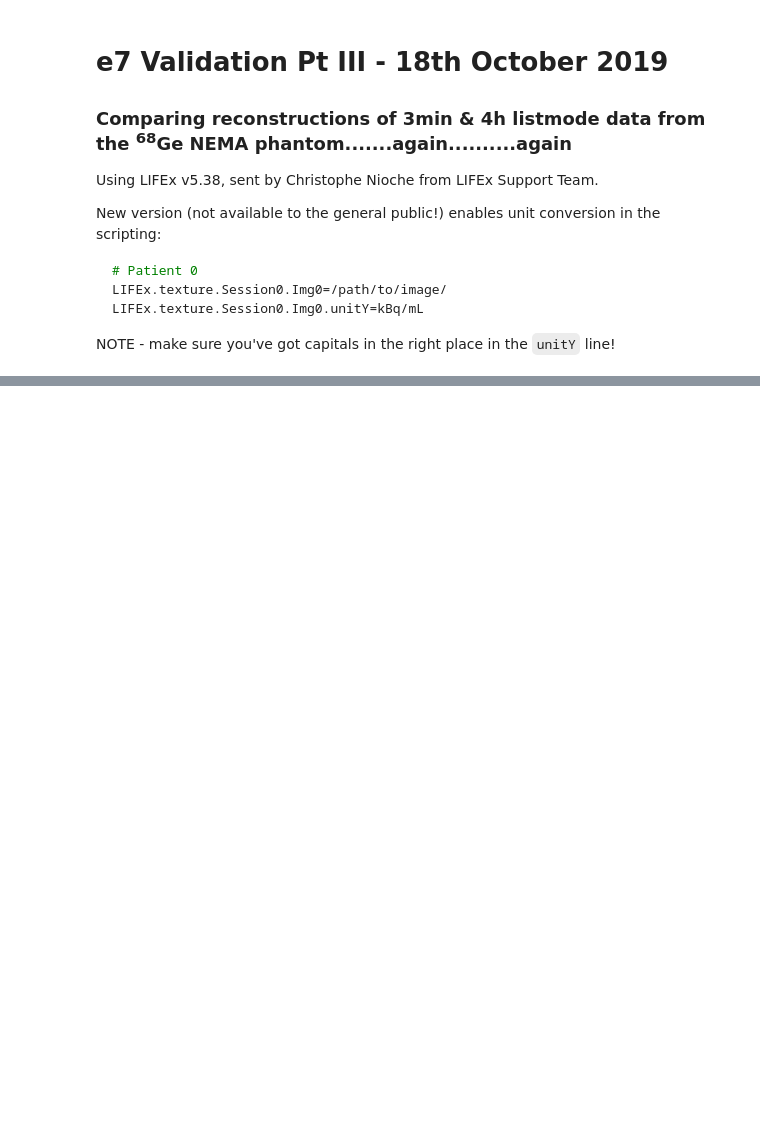
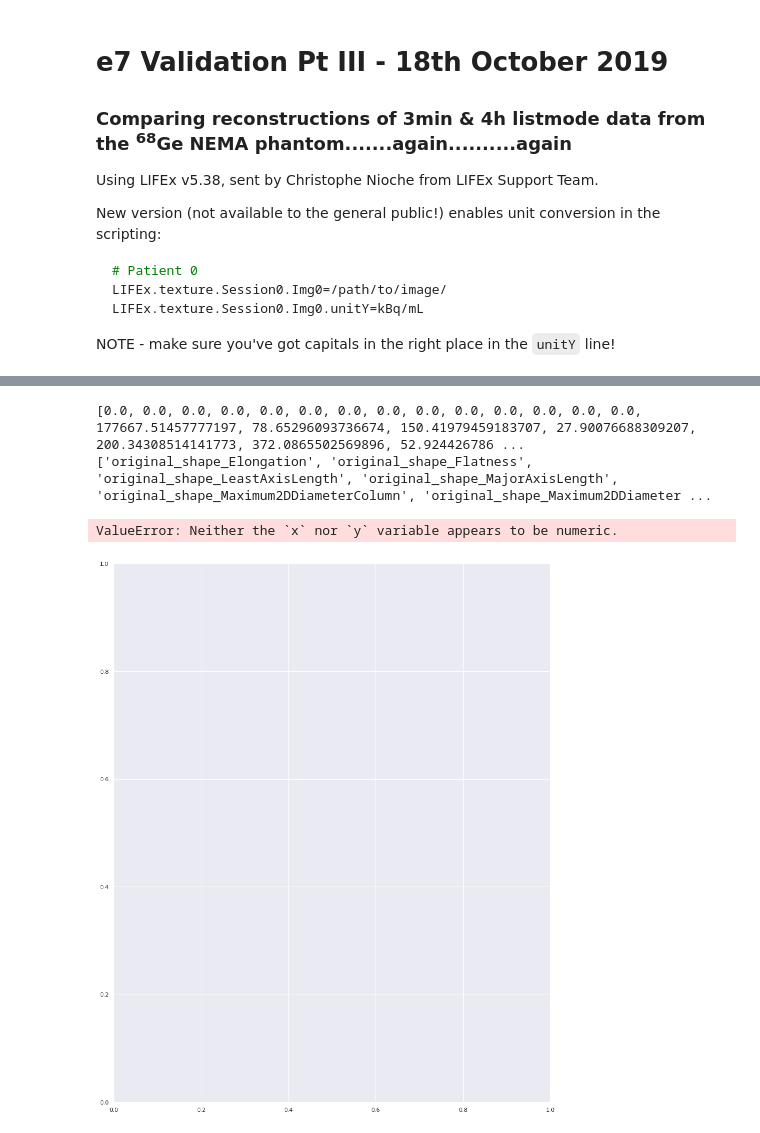
Before and after one commit to gnee-git/e7_validation, a Jupyter notebook: e7_validation_pt3.ipynb, the cells around one changed output, grey strips where cells are left out. Saved outputs shown, nothing was run; the diff lists cells and outputs as text; code cells hidden in the pictures; blank space fills up the shorter version.

Commit message:
pyradiomics inclusion work

```diff
--- a/e7_validation_pt3.ipynb
+++ b/e7_validation_pt3.ipynb
@@ -48,0 +75,77 @@ plt.close()
+# %%
+pyrad_results_fromfile = pd.read_csv("/home/gn/data/pyradiomics_test/results.csv")
+patient_dict = {
+    "/home/gn/SCANNER_DATA/GeNEMA_2Oct19/e7nii/GeNEMA_jsr_256-00-OP_000_000_ctm.v-DICOM.nii" : 2,
+    "/home/gn/SCANNER_DATA/GeNEMA_2Oct19/e7nii/GeNEMA_jsr_256-00-PSF_000_000_ctm.v-DICOM.nii" : 11,
+    "/home/gn/SCANNER_DATA/GeNEMA_2Oct19/e7nii/GeNEMA_jsr_256-00-PSFTOF_000_000_ctm.v-DICOM.nii" : 5,
+    "/home/gn/SCANNER_DATA/GeNEMA_2Oct19/e7nii/GeNEMA_jsr_256-01-OP_000_000_ctm.v-DICOM.nii" : 10,
+    "/home/gn/SCANNER_DATA/GeNEMA_2Oct19/e7nii/GeNEMA_jsr_256-01-PSF_000_000_ctm.v-DICOM.nii" : 9,
+    "/home/gn/SCANNER_DATA/GeNEMA_2Oct19/e7nii/GeNEMA_jsr_256-01-PSFTOF_000_000_ctm.v-DICOM.nii" : 0,
+    "/home/gn/SCANNER_DATA/GeNEMA_2Oct19/e7nii/GeNEMA_jsr_256-LM-00-OP_000_000_ctm.v-DICOM.nii" : 6,
+    "/home/gn/SCANNER_DATA/GeNEMA_2Oct19/e7nii/GeNEMA_jsr_256-LM-00-PSF_000_000_ctm.v-DICOM.nii" : 3,
+    "/home/gn/SCANNER_DATA/GeNEMA_2Oct19/e7nii/GeNEMA_jsr_256-LM-00-PSFTOF_000_000_ctm.v-DICOM.nii" : 1,
+    "/home/gn/SCANNER_DATA/GeNEMA_2Oct19/e7nii/GeNEMA_jsr_256-WB-OP_000_000_ctm.v-DICOM.nii" : 4,
+    "/home/gn/SCANNER_DATA/GeNEMA_2Oct19/e7nii/GeNEMA_jsr_256-WB-PSF_000_000_ctm.v-DICOM.nii" : 7,
+    "/home/gn/SCANNER_DATA/GeNEMA_2Oct19/e7nii/GeNEMA_jsr_256-WB-PSFTOF_000_000_ctm.v-DICOM.nii" : 8,
+    "/home/gn/SCANNER_DATA/GeNEMA_2Oct19/scannernii/#9_Iterative+ToF_2-21_256z1-1_5mm.nii" : 13,
+    "/home/gn/SCANNER_DATA/GeNEMA_2Oct19/scannernii/#10_4hrs_Iterative+ToF_2-21_256z1-1_5mm.nii" : 15,
+    "/home/gn/SCANNER_DATA/GeNEMA_2Oct19/scannernii/#11_Iterative+ToF+PSF_2-21_256z1-1_5mm.nii" : 14,
+    "/home/gn/SCANNER_DATA/GeNEMA_2Oct19/scannernii/#12_4hrs_Iterative+ToF+PSF_2-21_256z1-1_5mm.nii" : 12
+}
+lifex_pyrad_dict = {
+    "CONVENTIONAL_kBq/mLmin":"original_firstorder_Minimum",
+    "CONVENTIONAL_kBq/mLmean":"original_firstorder_Mean",
+    "CONVENTIONAL_kBq/mLstd":"original_firstorder_Variance",  # Note - will have to square-root this column!
+    "CONVENTIONAL_kBq/mLmax":"original_firstorder_Maximum",
+    "HISTO_Skewness":"original_firstorder_Skewness",
+    "HISTO_Kurtosis":"original_firstorder_Kurtosis",
+    "HISTO_Entropy_log2":"original_firstorder_Entropy",
+    "HISTO_Energy":"original_firstorder_Energy"
+}
+p_3m_e7 = "/home/gn/SCANNER_DATA/GeNEMA_2Oct19/e7nii/GeNEMA_jsr_256-00-PSFTOF_000_000_ctm.v-DICOM.nii"
+p_4h_e7 = "/home/gn/SCANNER_DATA/GeNEMA_2Oct19/e7nii/GeNEMA_jsr_256-01-PSFTOF_000_000_ctm.v-DICOM.nii"
+p_3m_s  = "/home/gn/SCANNER_DATA/GeNEMA_2Oct19/scannernii/#11_Iterative+ToF+PSF_2-21_256z1-1_5mm.nii"
+p_4h_s  = "/home/gn/SCANNER_DATA/GeNEMA_2Oct19/scannernii/#12_4hrs_Iterative+ToF+PSF_2-21_256z1-1_5mm.nii"
+roi_list = ["BG","C1","C2","C3","C4","C5","C6"]
+
+# Copied from StackOverflow - separate massive pyradiomics dataset into a "dflist" so I can use get_xydata
+UniqueNames = pyrad_results_fromfile.Image.unique()
+# UniqueNames = [x for x in UniqueNames if x.split("_")[0] in ["Image","Mask","original"]]
+DataFrameDict = {elem : pd.DataFrame for elem in UniqueNames}
+for key in DataFrameDict.keys():
+    DataFrameDict[key] = pyrad_results_fromfile[:][pyrad_results_fromfile.Image == key]
+dataframelist = []
+for elem in DataFrameDict:
+    dataframelist.append(DataFrameDict[elem])
+
+dropcols = [x for x in pyrad_results_fromfile.columns if x.split("_")[0] not in ["Image","Mask","original"]]
+for dfi in dataframelist:
+    dfi.drop(dropcols,axis=1,inplace=True)
+
+for dfi in dataframelist:
+    dfi.drop("original_firstorder_Minimum",axis=1,inplace=True)
+#print(dataframelist[0])
+pyrad_3m_x,pyrad_3m_y = get_xydata(lf,dataframelist,include_all_valid=False,scan_length=3.)
+pyrad_4h_x,pyrad_4h_y = get_xydata(lf,dataframelist,include_all_valid=False,scan_length=240.)
+
+# for item in pyrad_3m_y:
+#     if item not in pyrad_4h_y:
+#         print(item)
+
+print(pyrad_3m_x+pyrad_4h_x)
+print(pyrad_3m_y)
+pyrad_diffplotDF = pd.DataFrame(data={"Titles":pyrad_3m_y+pyrad_3m_y,"MaxDiff":pyrad_3m_y+pyrad_4h_y })
+fig = plt.figure(figsize=(15,19))
+ax = fig.add_subplot(1, 1, 1)
+sns.barplot(x="MaxDiff",y="Titles",data=pyrad_diffplotDF)
+plt.ylabel("Feature", fontsize=20,labelpad=15)
+plt.xlabel("Maximum % difference",fontsize=20,labelpad=12)
+plt.title("pyradiomics - Max difference over all 7 ROIs for all features (PSF & TOF, 3min & 4hr)",fontsize=25,pad=20)
+plt.savefig("maxdiffplot_pyrad.png",format='png', bbox_inches = "tight")
+plt.show()   # Uncomment this to show the data!
+plt.close()
+# %% [output]
+[0.0, 0.0, 0.0, 0.0, 0.0, 0.0, 0.0, 0.0, 0.0, 0.0, 0.0, 0.0, 0.0, 0.0, 177667.51457777197, 78.65296093736674, 150.41979459183707, 27.90076688309207, 200.34308514141773, 372.0865502569896, 52.924426786 ...
+['original_shape_Elongation', 'original_shape_Flatness', 'original_shape_LeastAxisLength', 'original_shape_MajorAxisLength', 'original_shape_Maximum2DDiameterColumn', 'original_shape_Maximum2DDiameter ...
+ValueError: Neither the `x` nor `y` variable appears to be numeric.
+[figure, added]
```
Also changed, not shown: parts of 2 cells of this notebook.
